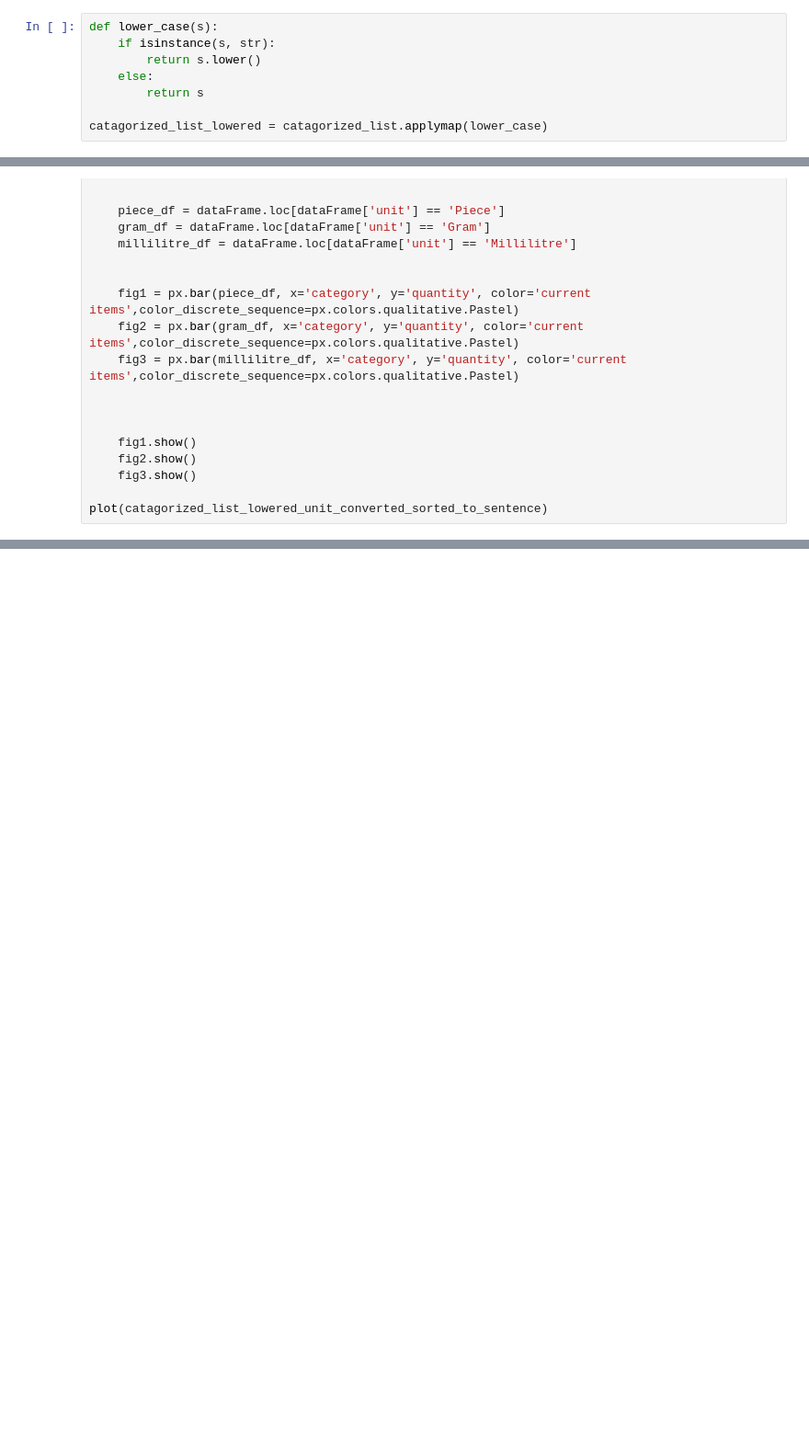
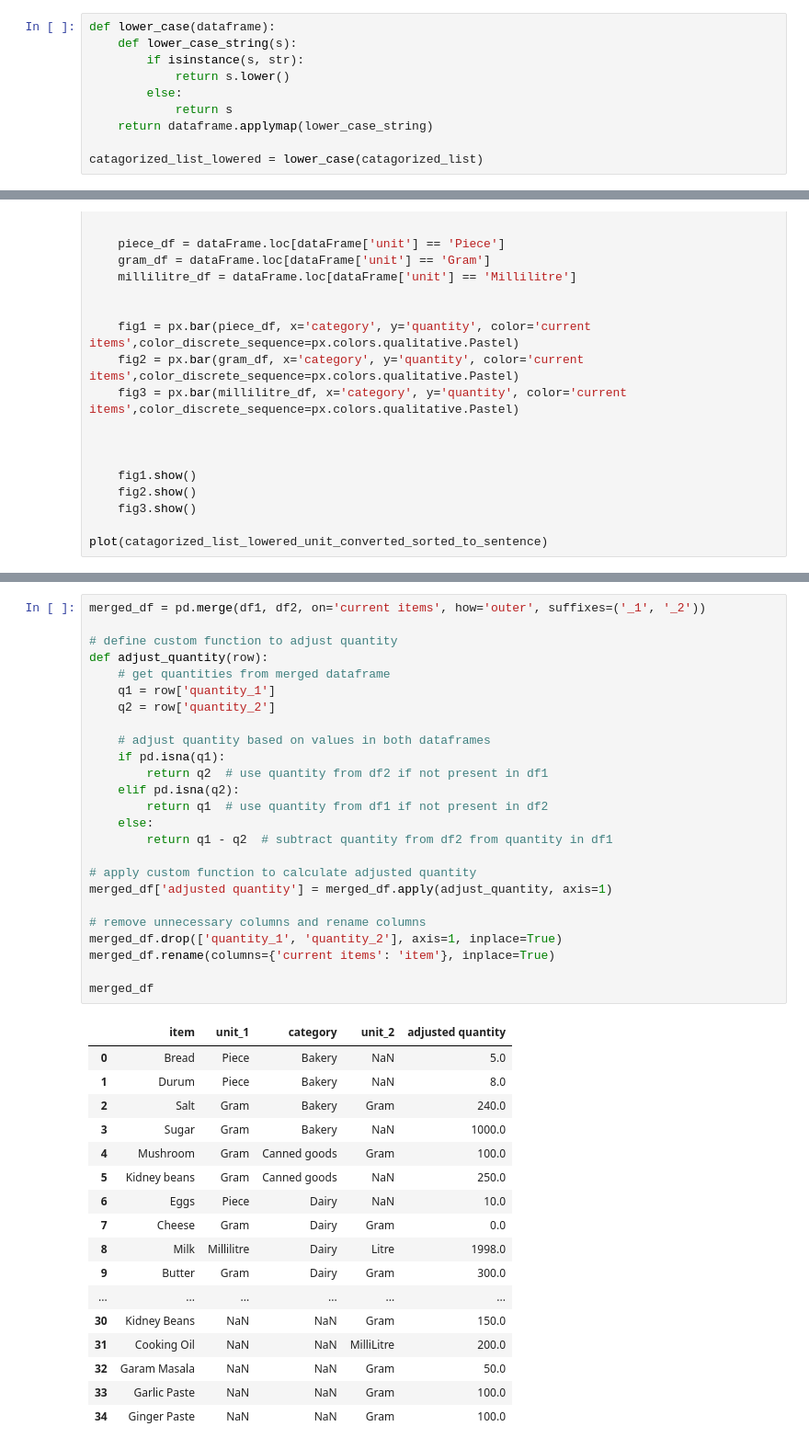
Before and after one commit to jistiak/aika, a Jupyter notebook: Shariar/Whats_in_my_kitchen.ipynb, the cells around one changed output, grey strips where cells are left out. Shown at 92% size. Saved outputs shown, nothing was run; the diff lists cells and outputs as text; blank space fills up the shorter version.

```diff
--- a/Shariar/Whats_in_my_kitchen.ipynb
+++ b/Shariar/Whats_in_my_kitchen.ipynb
@@ -41,10 +43,12 @@ def categorize(categories, dataFrame):
 
 catagorized_list = categorize(categories, grocery_list)
 # %%
-def lower_case(s):
-    if isinstance(s, str):
-        return s.lower()
-    else:
-        return s
+def lower_case(dataframe):
+    def lower_case_string(s):
+        if isinstance(s, str):
+            return s.lower()
+        else:
+            return s
+    return dataframe.applymap(lower_case_string)
 
-catagorized_list_lowered = catagorized_list.applymap(lower_case)
+catagorized_list_lowered = lower_case(catagorized_list)
@@ -119,0 +148,43 @@ df2 = pd.read_csv('D:\Codes\lynx_ai\Shariar\Grocery_List__Child.csv')
+# %%
+merged_df = pd.merge(df1, df2, on='current items', how='outer', suffixes=('_1', '_2'))
+
+# define custom function to adjust quantity
+def adjust_quantity(row):
+    # get quantities from merged dataframe
+    q1 = row['quantity_1']
+    q2 = row['quantity_2']
+
+    # adjust quantity based on values in both dataframes
+    if pd.isna(q1):
+        return q2  # use quantity from df2 if not present in df1
+    elif pd.isna(q2):
+        return q1  # use quantity from df1 if not present in df2
+    else:
+        return q1 - q2  # subtract quantity from df2 from quantity in df1
+
+# apply custom function to calculate adjusted quantity
+merged_df['adjusted quantity'] = merged_df.apply(adjust_quantity, axis=1)
+
+# remove unnecessary columns and rename columns
+merged_df.drop(['quantity_1', 'quantity_2'], axis=1, inplace=True)
+merged_df.rename(columns={'current items': 'item'}, inplace=True)
+
+merged_df
+# %% [output]
+|  | item | unit_1 | category | unit_2 | adjusted quantity |
+| 0 | Bread | Piece | Bakery | NaN | 5.0 |
+| 1 | Durum | Piece | Bakery | NaN | 8.0 |
+| 2 | Salt | Gram | Bakery | Gram | 240.0 |
+| 3 | Sugar | Gram | Bakery | NaN | 1000.0 |
+| 4 | Mushroom | Gram | Canned goods | Gram | 100.0 |
+| 5 | Kidney beans | Gram | Canned goods | NaN | 250.0 |
+| 6 | Eggs | Piece | Dairy | NaN | 10.0 |
+| 7 | Cheese | Gram | Dairy | Gram | 0.0 |
+| 8 | Milk | Millilitre | Dairy | Litre | 1998.0 |
+| 9 | Butter | Gram | Dairy | Gram | 300.0 |
+| ... | ... | ... | ... | ... | ... |
+| 30 | Kidney Beans | NaN | NaN | Gram | 150.0 |
+| 31 | Cooking Oil | NaN | NaN | MilliLitre | 200.0 |
+| 32 | Garam Masala | NaN | NaN | Gram | 50.0 |
+| 33 | Garlic Paste | NaN | NaN | Gram | 100.0 |
+| 34 | Ginger Paste | NaN | NaN | Gram | 100.0 |
```
Also changed, not shown: parts of 4 cells of this notebook.
